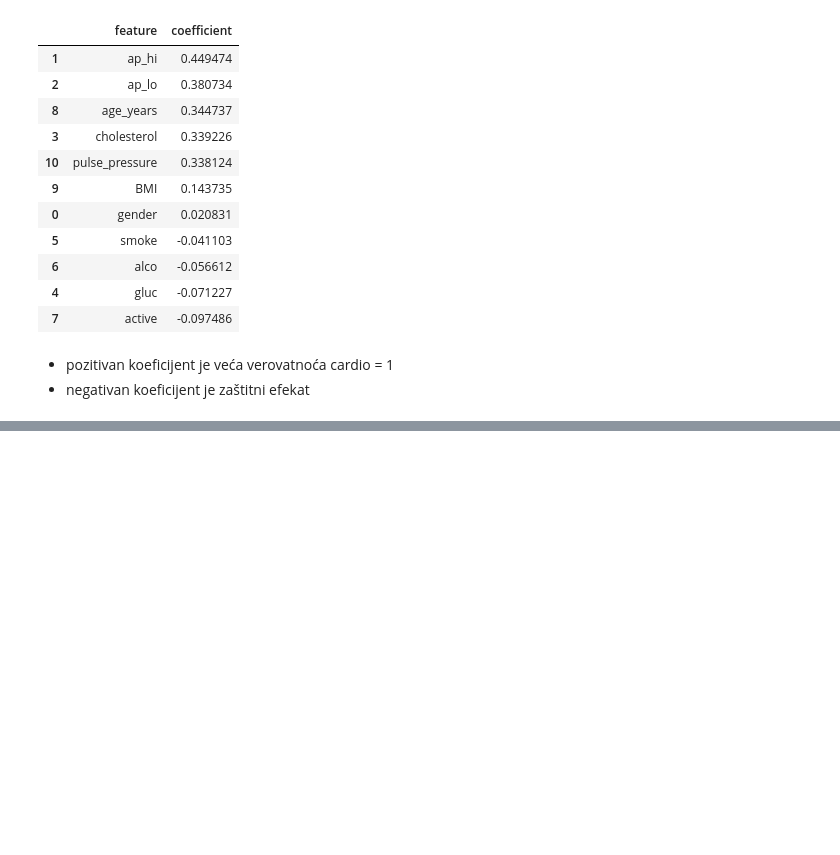
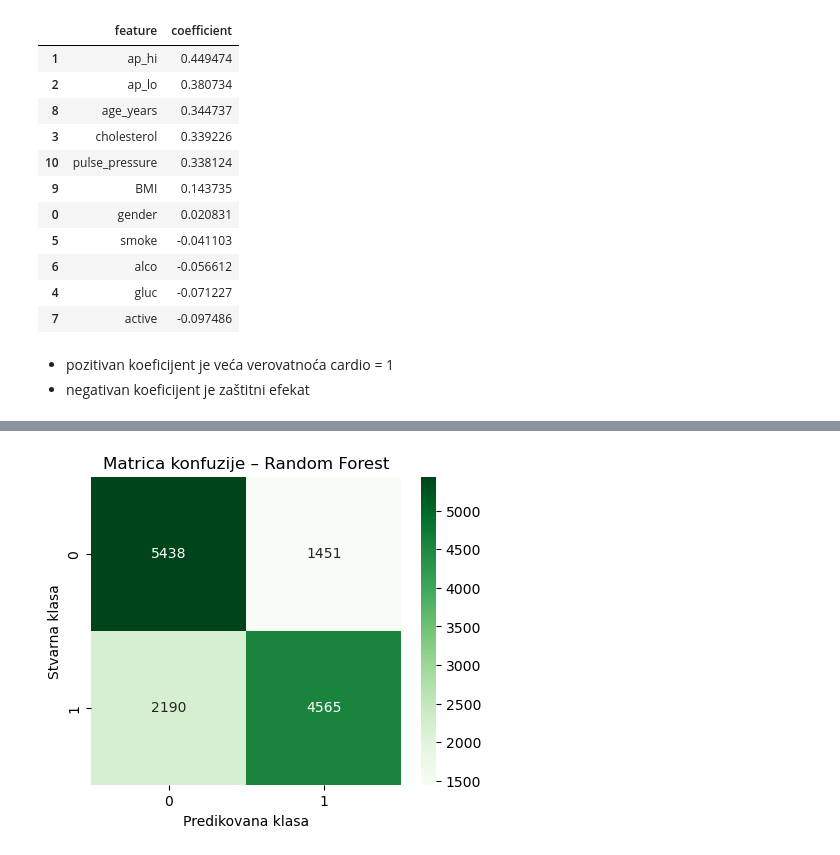
Before and after one commit to natalija529/cardiovascular, a Jupyter notebook: cardiovascular-disease.ipynb, the cells around one changed output, grey strips where cells are left out. Cells and saved outputs as stored; diff of their text form; code cells hidden in the pictures; blank space fills up the shorter version.

```diff
--- a/cardiovascular-disease.ipynb
+++ b/cardiovascular-disease.ipynb
@@ -519,0 +594,12 @@ coef_df
+# %%
+rf = RandomForestClassifier(
+    n_estimators=200,
+    max_depth=8,
+    min_samples_split=50,
+    min_samples_leaf=20,
+    class_weight="balanced",
+    random_state=42,
+    n_jobs=-1
+)
+
+rf.fit(X_train, y_train)
@@ -519,0 +610,7 @@ coef_df
+# %%
+y_pred_rf = rf.predict(X_test)
+
+print("Accuracy:", accuracy_score(y_test, y_pred_rf))
+print("Precision:", precision_score(y_test, y_pred_rf))
+print("Recall:", recall_score(y_test, y_pred_rf))
+print("F1 score:", f1_score(y_test, y_pred_rf))
@@ -519,0 +633,11 @@ coef_df
+# %%
+cm_rf = confusion_matrix(y_test, y_pred_rf)
+
+plt.figure(figsize=(5, 4))
+sns.heatmap(cm_rf, annot=True, fmt="d", cmap="Greens")
+plt.xlabel("Predikovana klasa")
+plt.ylabel("Stvarna klasa")
+plt.title("Matrica konfuzije – Random Forest")
+plt.show()
+# %% [output]
+[figure, added]
```
Also changed, not shown: parts of 15 cells of this notebook, 1 other file.
